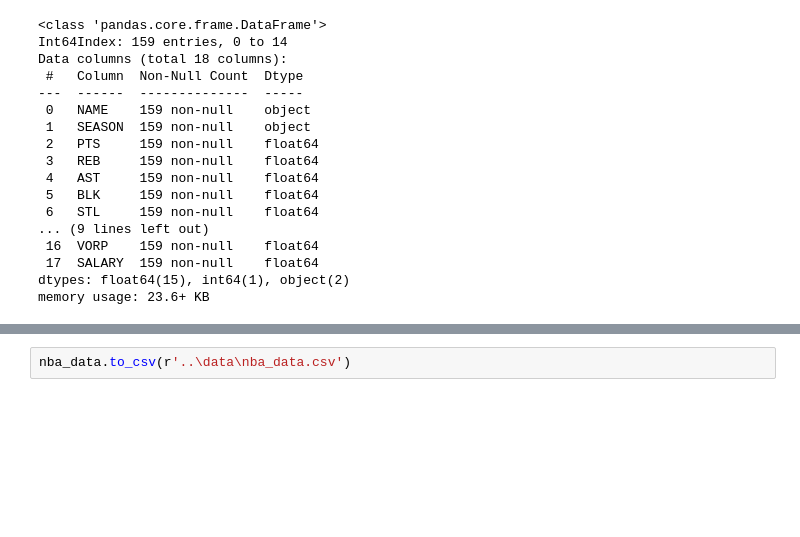
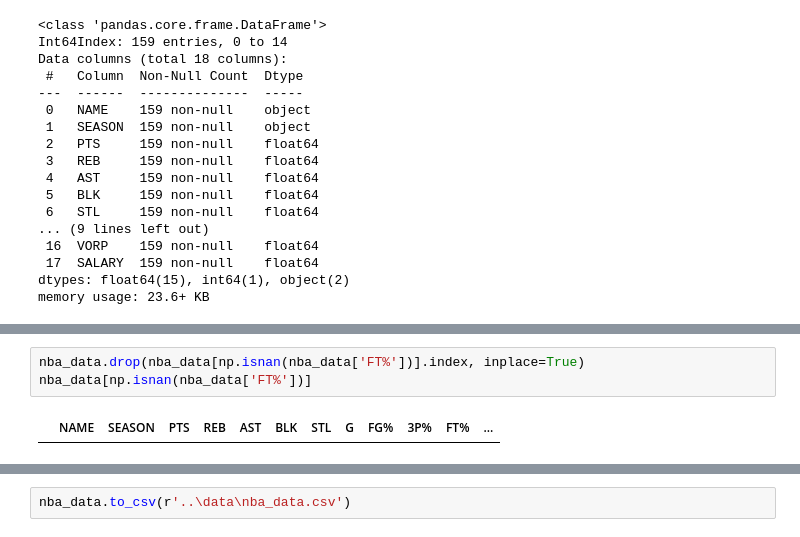
Before and after one commit to Marcial-Medina/Capstone-2---NBA-contracts, a Jupyter notebook: Notebooks/Capstone 2 - Data Wrangling.ipynb, the cells around one changed output, grey strips where cells are left out. Saved outputs shown, nothing was run; the diff lists cells and outputs as text; blank space fills up the shorter version.

```diff
--- a/Notebooks/Capstone 2 - Data Wrangling.ipynb
+++ b/Notebooks/Capstone 2 - Data Wrangling.ipynb
@@ -701,0 +730,5 @@ memory usage: 23.6+ KB
+# %%
+nba_data.drop(nba_data[np.isnan(nba_data['FT%'])].index, inplace=True)
+nba_data[np.isnan(nba_data['FT%'])]
+# %% [output]
+|  | NAME | SEASON | PTS | REB | AST | BLK | STL | G | FG% | 3P% | FT% | ... |
```
Also changed, not shown: parts of 15 cells of this notebook, 2 other files.
